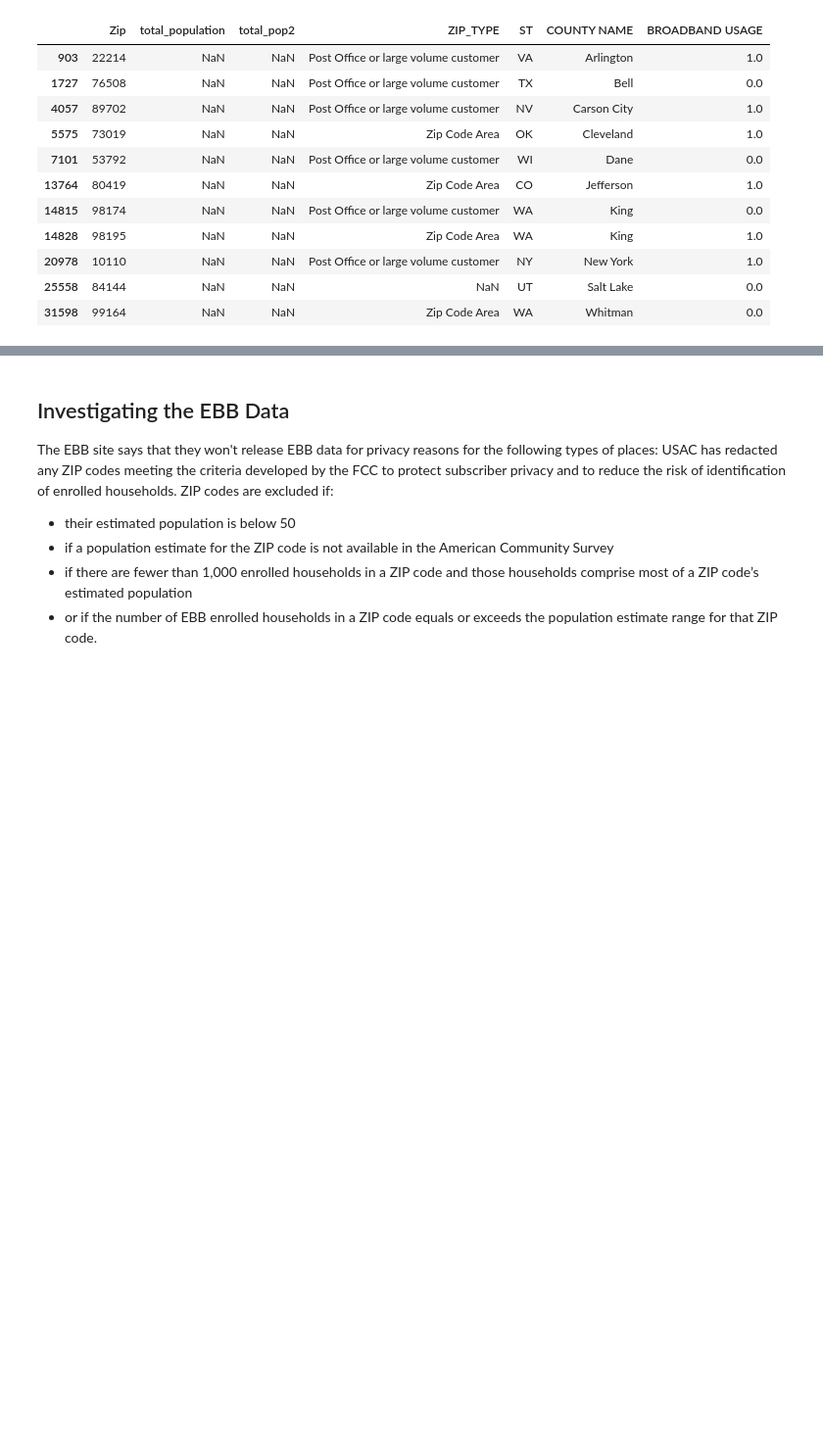
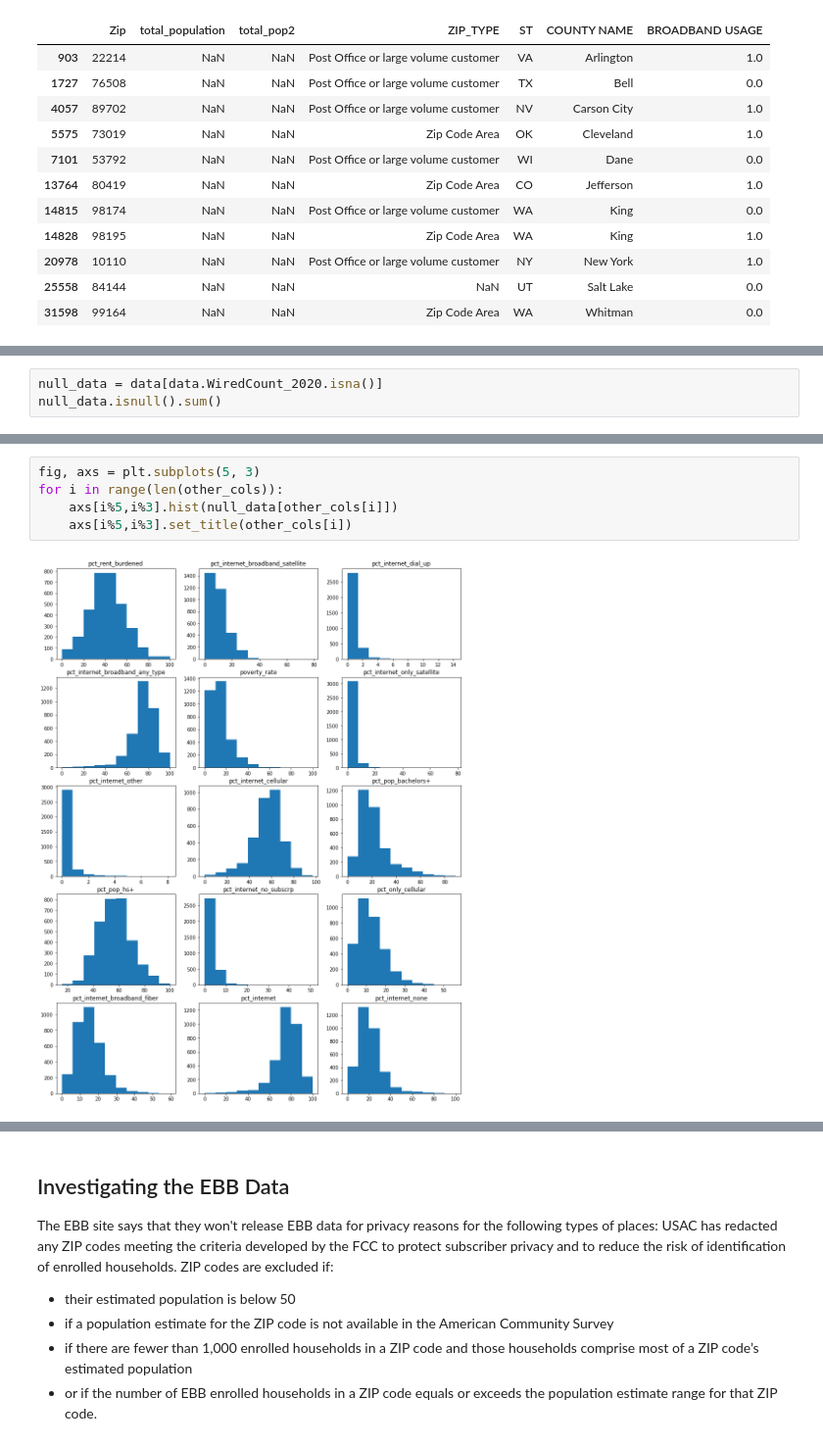
Before and after one commit to jcweaver/broadband-capstone, a Jupyter notebook: notebooks/Joanie_full_EDA.ipynb, the cells around one changed output, grey strips where cells are left out. Shown: that part at 98% size. Drawn from its saved outputs; the diff is of its cells as text; blank space fills up the shorter version.

```diff
--- a/notebooks/Joanie_full_EDA.ipynb
+++ b/notebooks/Joanie_full_EDA.ipynb
@@ -137,0 +162,3 @@ data.describe().T
+# %%
+null_data = data[data.WiredCount_2020.isna()]
+null_data.isnull().sum()
@@ -137,0 +209,7 @@ data.describe().T
+# %%
+fig, axs = plt.subplots(5, 3)
+for i in range(len(other_cols)):
+    axs[i%5,i%3].hist(null_data[other_cols[i]])
+    axs[i%5,i%3].set_title(other_cols[i])
+# %% [output]
+[figure, added]
```
Also changed, not shown: parts of 12 cells of this notebook, 4 other files.
